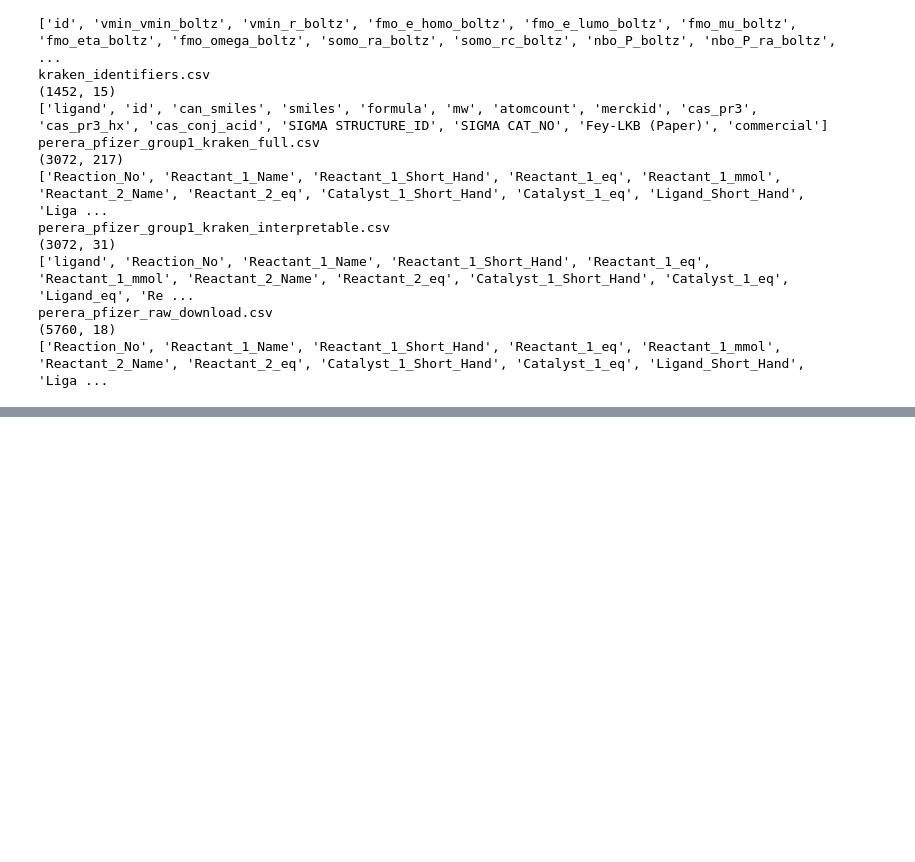
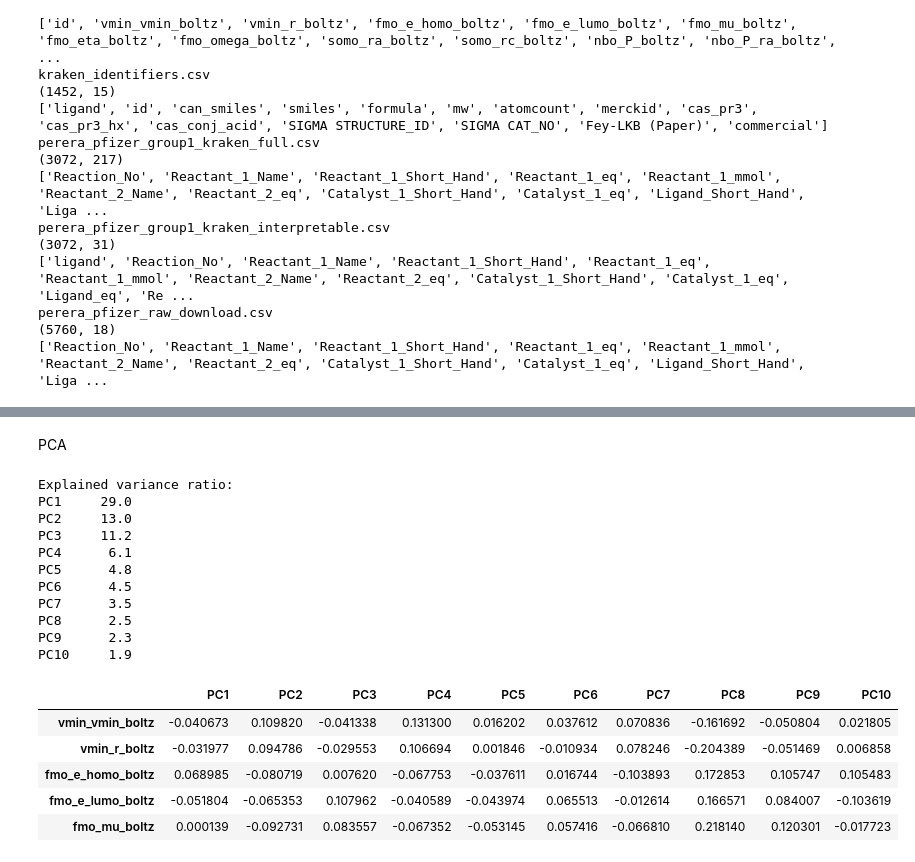
Before and after one commit to koandgo/BO-basics, a Jupyter notebook: self_model.ipynb, the cells around one changed output, grey strips where cells are left out. Cells and saved outputs as stored; diff of their text form; code cells hidden in the pictures; blank space fills up the shorter version.

```diff
--- a/self_model.ipynb
+++ b/self_model.ipynb
@@ -392,0 +110,56 @@ MRMR feature matrix: (3072, 20)
+# %% [markdown]
+PCA
+# %%
+# ---- Fit PCA on the full kraken descriptor table and expose the loadings ----
+# kraken_features_only.csv = one row per ligand ("id") + the 190 physical-organic descriptors.
+# Per the SI, descriptors are standard-scaled BEFORE PCA.
+
+df_desc = pd.read_csv(DATA_DIR / "kraken_features_only.csv")
+
+# Descriptor columns = everything except the ligand identifier
+DESC_ID_COL = "id"
+desc_cols = [c for c in df_desc.columns if c != DESC_ID_COL]
+
+# Drop any descriptor that is entirely NaN, then fill remaining gaps with column means
+X_desc = df_desc[desc_cols].apply(pd.to_numeric, errors="coerce")
+X_desc = X_desc.dropna(axis=1, how="all")
+desc_cols = X_desc.columns.tolist()
+X_desc = X_desc.fillna(X_desc.mean())
+
+N_COMPONENTS = 10  # keep the first 10 PCs (paper reports variance for PC1..PC10)
+
+pca_pipe = Pipeline([
+    ("scale", StandardScaler()),
+    ("pca", PCA(n_components=N_COMPONENTS, random_state=42)),
+])
+scores = pca_pipe.fit_transform(X_desc)                 # per-ligand PC scores
+pca = pca_pipe.named_steps["pca"]
+
+pc_names = [f"PC{i+1}" for i in range(N_COMPONENTS)]
+
+# Loadings: rows = original descriptors, cols = PCs. (components_ is [n_pc, n_features])
+loadings = pd.DataFrame(pca.components_.T, index=desc_cols, columns=pc_names)
+
+# Explained variance (sanity check against Table S7: ~28.0, 12.9, 11.2, 6.6 ...)
+explained = pd.Series(pca.explained_variance_ratio_, index=pc_names, name="explained_var_ratio")
+print("Explained variance ratio:")
+print((explained * 100).round(1).to_string())
+loadings.head()
+# %% [output]
+Explained variance ratio:
+PC1     29.0
+PC2     13.0
+PC3     11.2
+PC4      6.1
+PC5      4.8
+PC6      4.5
+PC7      3.5
+PC8      2.5
+PC9      2.3
+PC10     1.9
+|  | PC1 | PC2 | PC3 | PC4 | PC5 | PC6 | PC7 | PC8 | PC9 | PC10 |
+| vmin_vmin_boltz | -0.040673 | 0.109820 | -0.041338 | 0.131300 | 0.016202 | 0.037612 | 0.070836 | -0.161692 | -0.050804 | 0.021805 |
+| vmin_r_boltz | -0.031977 | 0.094786 | -0.029553 | 0.106694 | 0.001846 | -0.010934 | 0.078246 | -0.204389 | -0.051469 | 0.006858 |
+| fmo_e_homo_boltz | 0.068985 | -0.080719 | 0.007620 | -0.067753 | -0.037611 | 0.016744 | -0.103893 | 0.172853 | 0.105747 | 0.105483 |
+| fmo_e_lumo_boltz | -0.051804 | -0.065353 | 0.107962 | -0.040589 | -0.043974 | 0.065513 | -0.012614 | 0.166571 | 0.084007 | -0.103619 |
+| fmo_mu_boltz | 0.000139 | -0.092731 | 0.083557 | -0.067352 | -0.053145 | 0.057416 | -0.066810 | 0.218140 | 0.120301 | -0.017723 |
```
Also changed, not shown: parts of 17 cells of this notebook, 1 other file.
